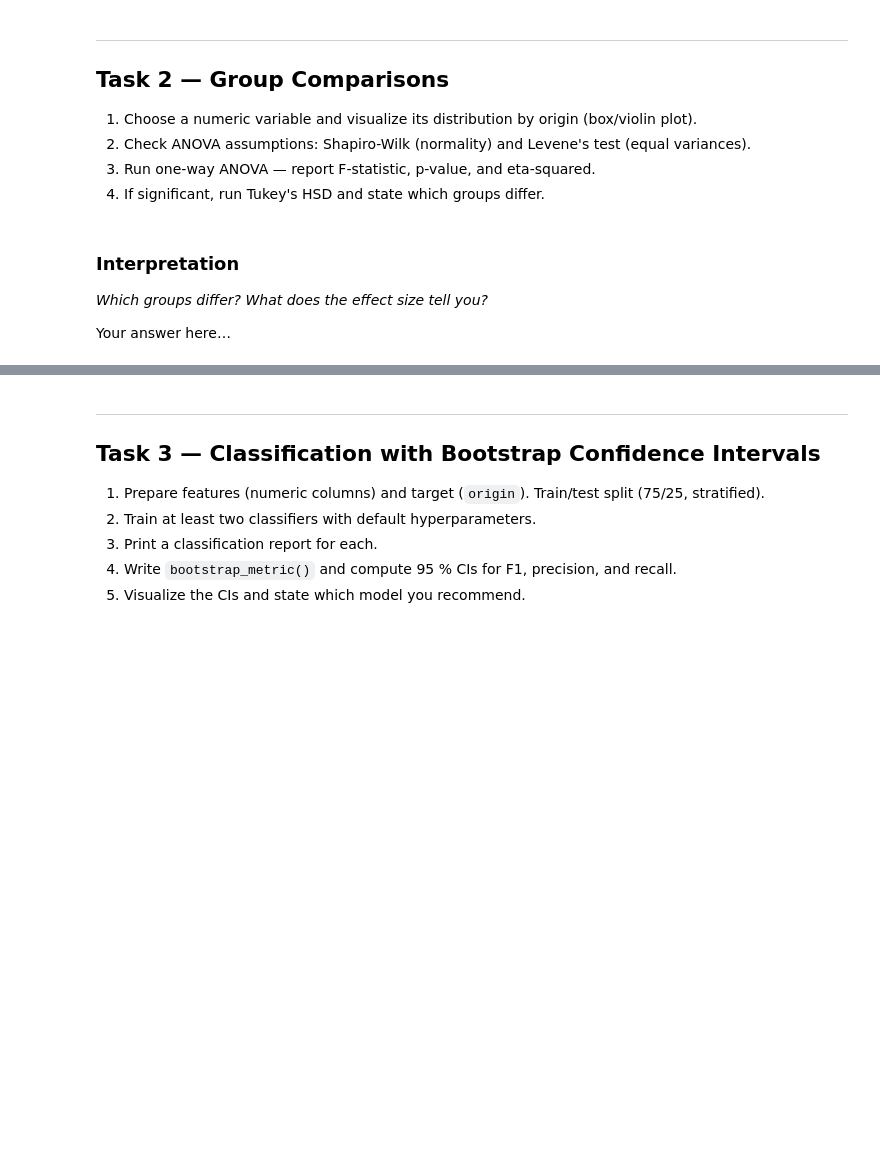
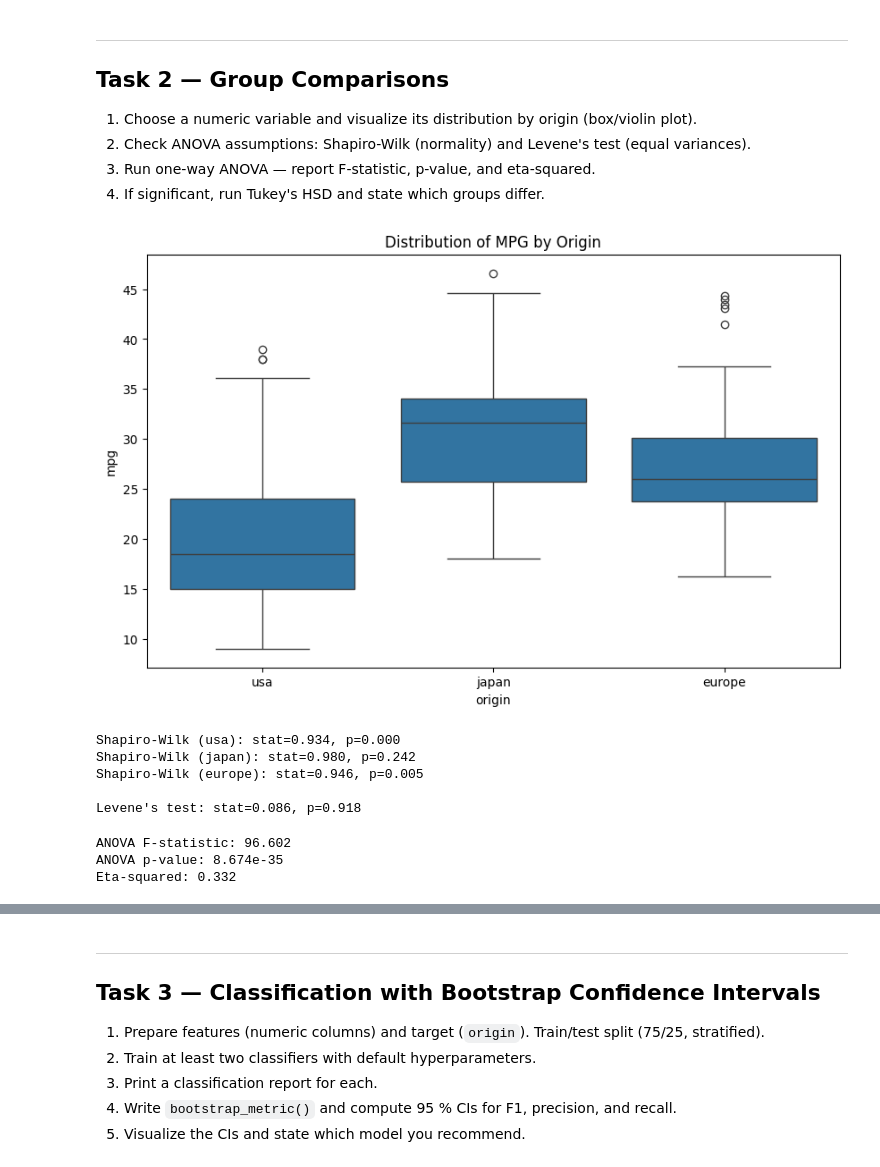
Before and after one commit to Data-AI-IDDA/m3-13-assessment, a Jupyter notebook: m3-13-assessment.ipynb, the cells around one changed output, grey strips where cells are left out. Drawn from its saved outputs; the diff is of its cells as text; code cells hidden in the pictures; blank space fills up the shorter version.

```diff
--- a/m3-13-assessment.ipynb
+++ b/m3-13-assessment.ipynb
@@ -62,6 +106,41 @@ Your answer here…
-# %% [markdown]
-### Interpretation
-
-*Which groups differ? What does the effect size tell you?*
-
-Your answer here…
+# %%
+plt.figure(figsize=(10, 6))
+sns.boxplot(data=mpg, x='origin', y='mpg')
+plt.title('Distribution of MPG by Origin')
+plt.show()
+# %% [output]
+[figure, added]
+# %%
+origins = mpg['origin'].unique()
+for origin in origins:
+    stat, p = stats.shapiro(mpg[mpg['origin'] == origin]['mpg'])
+    print(f"Shapiro-Wilk ({origin}): stat={stat:.3f}, p={p:.3f}")
+
+stat_l, p_l = stats.levene(
+    mpg[mpg['origin'] == 'usa']['mpg'],
+    mpg[mpg['origin'] == 'europe']['mpg'],
+    mpg[mpg['origin'] == 'japan']['mpg']
+)
+print(f"\nLevene's test: stat={stat_l:.3f}, p={p_l:.3f}")
+# %% [output]
+Shapiro-Wilk (usa): stat=0.934, p=0.000
+Shapiro-Wilk (japan): stat=0.980, p=0.242
+Shapiro-Wilk (europe): stat=0.946, p=0.005
+
+Levene's test: stat=0.086, p=0.918
+# %%
+groups = [mpg[mpg['origin'] == o]['mpg'] for o in origins]
+f_stat, p_val = stats.f_oneway(*groups)
+
+all_data = mpg['mpg']
+ss_total = np.sum((all_data - all_data.mean())**2)
+ss_between = sum([len(g) * (g.mean() - all_data.mean())**2 for g in groups])
+eta_sq = ss_between / ss_total
+
+print(f"ANOVA F-statistic: {f_stat:.3f}")
+print(f"ANOVA p-value: {p_val:.3e}")
+print(f"Eta-squared: {eta_sq:.3f}")
+# %% [output]
+ANOVA F-statistic: 96.602
+ANOVA p-value: 8.674e-35
+Eta-squared: 0.332
```
Also changed, not shown: parts of 31 cells of this notebook.
